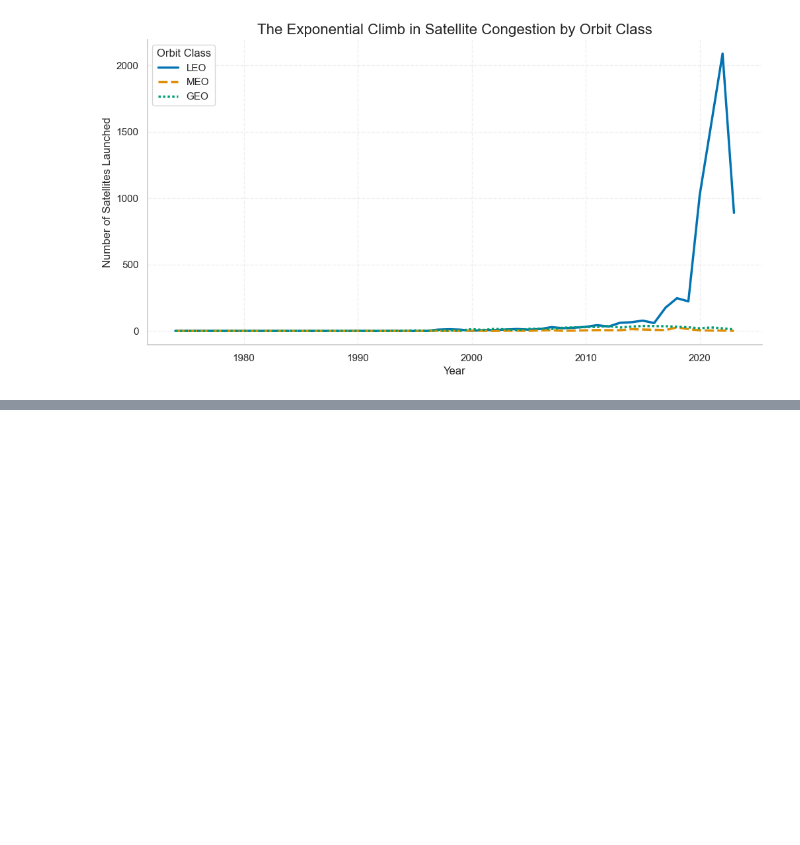
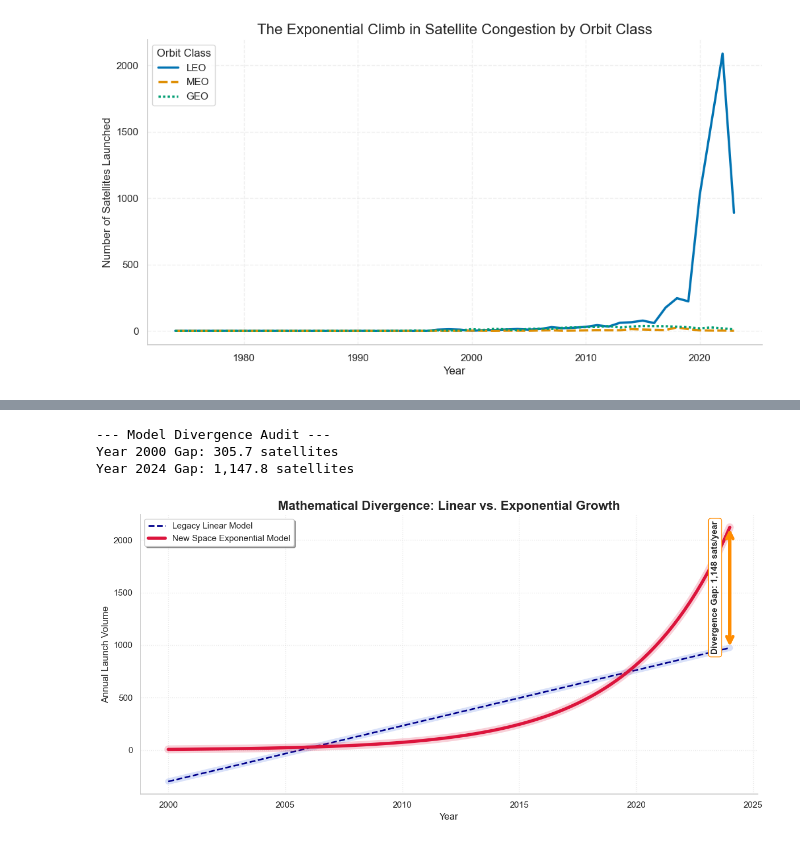
Before and after one commit to sithid/orbital-debris-assessment, a Jupyter notebook: notebooks/eda/ucs_eda.ipynb, the cells around one changed output, grey strips where cells are left out. Cells and saved outputs as stored; diff of their text form; code cells hidden in the pictures; blank space fills up the shorter version.

```diff
--- a/notebooks/eda/ucs_eda.ipynb
+++ b/notebooks/eda/ucs_eda.ipynb
@@ -82,11 +97,11 @@ plt.show()
 # %% [output]
 [figure]
 # %%
-ucs['launch_date'] = pd.to_datetime(ucs['launch_date'])
+ucs_cleaned['launch_date'] = pd.to_datetime(ucs_cleaned['launch_date'])
 
-ucs['Year'] = ucs['launch_date'].dt.year
+ucs_cleaned['Year'] = ucs_cleaned['launch_date'].dt.year
 
-summary = ucs.pivot_table(
+summary = ucs_cleaned.pivot_table(
     index='Year',
     columns='users',
     values='launch_mass_kg',
@@ -305,0 +269,12 @@ plt.show()
+# %%
+# Extract the year from the launch_date if not already present
+ucs_cleaned['launch_year'] = ucs_cleaned['launch_date'].dt.year
+
+# --- DATA AGGREGATION FOR MODELING ---
+# Ensure we are counting unique satellites per year
+yearly_counts = ucs_cleaned.groupby('launch_year')['satellite_name'].nunique().reset_index()
+
+# Filter for modern era (2000-2024) to avoid legacy noise from the 60s-90s
+# This ensures our 'Linear' vs 'Exponential' comparison is fair
+modeling_data = yearly_counts[(yearly_counts['launch_year'] >= 2000) &
+                              (yearly_counts['launch_year'] <= 2024)]
@@ -305,0 +340,48 @@ plt.show()
+# %%
+# --- STAGE 4.2: MODEL DIVERGENCE AUDIT ---
+
+# 1. Define the X-axis range (The missing piece)
+x_audit = np.linspace(2000, 2024, 100)
+
+# 2. Calculate Boundary Values for the Audit
+lin_2000, exp_2000 = linear_growth(2000, *popt_lin), exponential_growth(2000, *popt_exp)
+lin_2024, exp_2024 = linear_growth(2024, *popt_lin), exponential_growth(2024, *popt_exp)
+
+print(f"--- Model Divergence Audit ---")
+print(f"Year 2000 Gap: {exp_2000 - lin_2000:,.1f} satellites")
+print(f"Year 2024 Gap: {exp_2024 - lin_2024:,.1f} satellites")
+
+# 3. Create the Visualization
+plt.figure(figsize=(12, 6))
+
+# Legacy Model (Blue Glow)
+plt.plot(x_audit, linear_growth(x_audit, *popt_lin), color='royalblue', alpha=0.2, linewidth=8)
+plt.plot(x_audit, linear_growth(x_audit, *popt_lin), label='Legacy Linear Model', color='darkblue', linestyle='--', linewidth=2)
+
+# New Space Model (Red Glow)
+plt.plot(x_audit, exponential_growth(x_audit, *popt_exp), color='crimson', alpha=0.2, linewidth=10)
+plt.plot(x_audit, exponential_growth(x_audit, *popt_exp), label='New Space Exponential Model', color='crimson', linewidth=4)
+
+# Enhanced Divergence Gap (Orange Arrow)
+plt.annotate('', xy=(2024, exp_2024), xytext=(2024, lin_2024),
+             arrowprops=dict(arrowstyle='<->', color='darkorange', lw=4, mutation_scale=20))
+
+plt.text(2023.2, (exp_2024 + lin_2024)/2, f'Divergence Gap: {exp_2024 - lin_2024:,.0f} sats/year',
+         rotation=90, verticalalignment='center', fontweight='bold', fontsize=11,
+         bbox=dict(facecolor='white', edgecolor='darkorange', boxstyle='round,pad=0.3'))
+
+# Formatting
+plt.title('Mathematical Divergence: Linear vs. Exponential Growth', fontsize=16, fontweight='bold')
+plt.xlabel('Year', fontsize=12)
+plt.ylabel('Annual Launch Volume', fontsize=12)
+plt.grid(True, which='both', linestyle=':', alpha=0.4)
+plt.legend(loc='upper left', frameon=True, shadow=True)
+
+sns.despine()
+plt.tight_layout()
+plt.show()
+# %% [output]
+--- Model Divergence Audit ---
+Year 2000 Gap: 305.7 satellites
+Year 2024 Gap: 1,147.8 satellites
+[figure, added]
```
Also changed, not shown: parts of 27 cells of this notebook, 2 other files.
